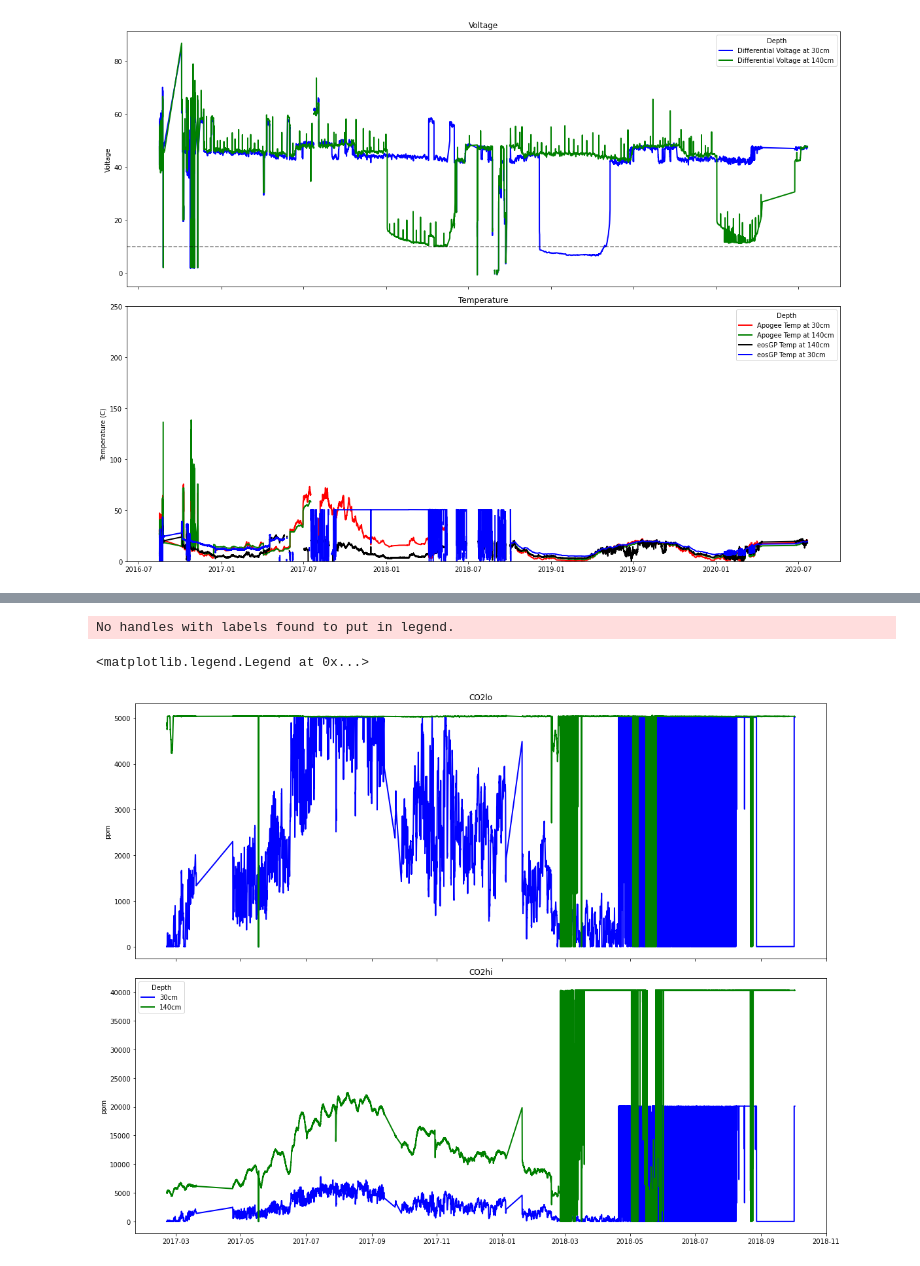
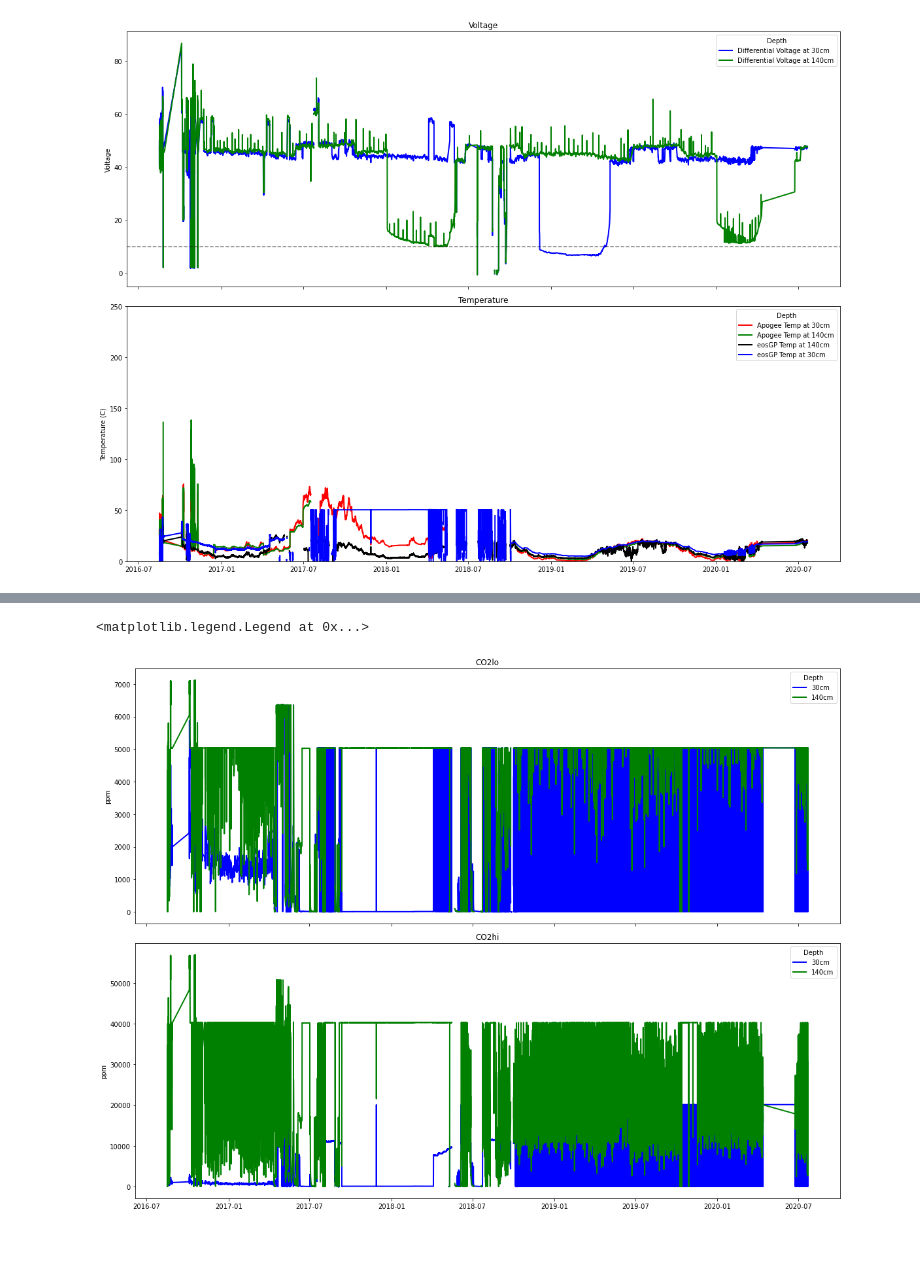
Before and after one commit to mberghouse/CO2-Data, a Jupyter notebook: Python processing/Shale Hills CZO/SPMS_processing.ipynb, the cells around one changed output, grey strips where cells are left out. Drawn from its saved outputs; the diff is of its cells as text; code cells hidden in the pictures.

```diff
--- a/Python processing/Shale Hills CZO/SPMS_processing.ipynb
+++ b/Python processing/Shale Hills CZO/SPMS_processing.ipynb
@@ -40,13 +40,13 @@ GP_depths = {1: 30, 2: 140} # Note: eosGP1 may not be at 40cm
 
 
 # Define filenames
-infile1 = "Desktop/CO2 Data/raw_data/Shale Hills/SPMS/SPMS_CO2_O2.csv"
-infile2 = "Desktop/CO2 Data/raw_data/Shale Hills/SPMS/ShaleHills_precipitation.csv"
-infile3 = "Desktop/CO2 Data/raw_data/Shale Hills/SPMS/ShaleHills_pCO2.csv"
-infile4 = "Desktop/CO2 Data/raw_data/Shale Hills/SPMS/ShaleHills_Geochem_2006_11.csv"
+infile1 = "CO2 Data/raw_data/Shale Hills/SPMS/SPMS_CO2_O2.csv"
+infile2 = "CO2 Data/raw_data/Shale Hills/SPMS/ShaleHills_precipitation.csv"
+infile3 = "CO2 Data/raw_data/Shale Hills/SPMS/ShaleHills_pCO2.csv"
+infile4 = "CO2 Data/raw_data/Shale Hills/SPMS/ShaleHills_Geochem_2006_11.csv"
 
 # Read the .dat files as Pandas dataframes and load in the date/times
 df1 = pd.read_csv(infile1, na_values='NAN', parse_dates=[0], index_col=0)
 df2 = pd.read_csv(infile2, na_values='NAN', parse_dates=[0], index_col=0)
-df3 = pd.read_csv(infile3, na_values='NAN', parse_dates=[0], index_col=0)
-df4 = pd.read_csv(infile4, na_values='NAN', parse_dates=[0], index_col=0)
+df3 = pd.read_csv(infile3, na_values='NAN',  index_col=['Sample Collection Date'])
+df4 = pd.read_csv(infile4, na_values='NAN', parse_dates=[0], index_col=1)
@@ -191,32 +230,18 @@ NameError: name 'df' is not defined
 # %%
-#Correct CO2 data
-#  - I can't seem to figure out how to account for the two different calibrations.
-#    I tried to make a new combined variable that is equal to CO2lo when CO2hi is below 5000,
-#    and equal to CO2hi when CO2 is above 5000, but I can't seem to make it work. Also, I'm not
-#    sure if this is even a viable approach to the lo+hi calibration issue.
-#if df['CO2hi_30cm.ppm']<5000:
-#    df['CO2_30cm.ppm']=df['CO2lo_30cm.ppm']
-#else:
-#    df['CO2_30cm.ppm']=df['CO2hi_30cm.ppm']
-
-#df['CO2_30cm.ppm']=df['CO2lo_30cm.ppm'].where(df['CO2hi_30cm.ppm']<5000)+df['CO2hi_30cm.ppm'].where(df['CO2lo_30cm.ppm']>5000)
-
-#df['CO2_30cm.ppm,']=df['CO2lo_30cm.ppm']+df['CO2hi_30cm.ppm']
-
+#Correct and plot CO2 data
 
 fig, (ax1, ax2) = plt.subplots(2, figsize=(16,12), sharex=True, tight_layout=True)
-ax1.plot(df.index, df['CO2lo_30cm.ppm'], 'b', linewidth=2, label='30cm')
-ax1.plot(df.index, df['CO2lo_140cm.ppm'], 'g', linewidth=2, label='140cm')
+ax1.plot(df1.index, df1['CO2lo_30cm.ppm'], 'b', linewidth=2, label='30cm')
+ax1.plot(df1.index, df1['CO2lo_140cm.ppm'], 'g', linewidth=2, label='140cm')
 ax1.set(ylabel='ppm', title='CO2lo')
-ax2.legend(title='Depth', loc='best')
-ax2.plot(df.index, df['CO2hi_30cm.ppm'], 'b', linewidth=2, label='30cm')
-ax2.plot(df.index, df['CO2hi_140cm.ppm'], 'g', linewidth=2, label='140cm')
+ax1.legend(title='Depth', loc='best')
+ax2.plot(df1.index, df1['CO2hi_30cm.ppm'], 'b', linewidth=2, label='30cm')
+ax2.plot(df1.index, df1['CO2hi_140cm.ppm'], 'g', linewidth=2, label='140cm')
 ax2.set(ylabel='ppm', title='CO2hi')
 ax2.legend(title='Depth', loc='best')
 # %% [output]
-No handles with labels found to put in legend.
+<matplotlib.legend.Legend at 0x...>
-<matplotlib.legend.Legend at 0x...>
-[figure, old version]
+[figure, new version]
 # %%
 output=df.copy()
 today = dt.date.today()
```
Also changed, not shown: parts of 15 cells of this notebook, 6 other files.
